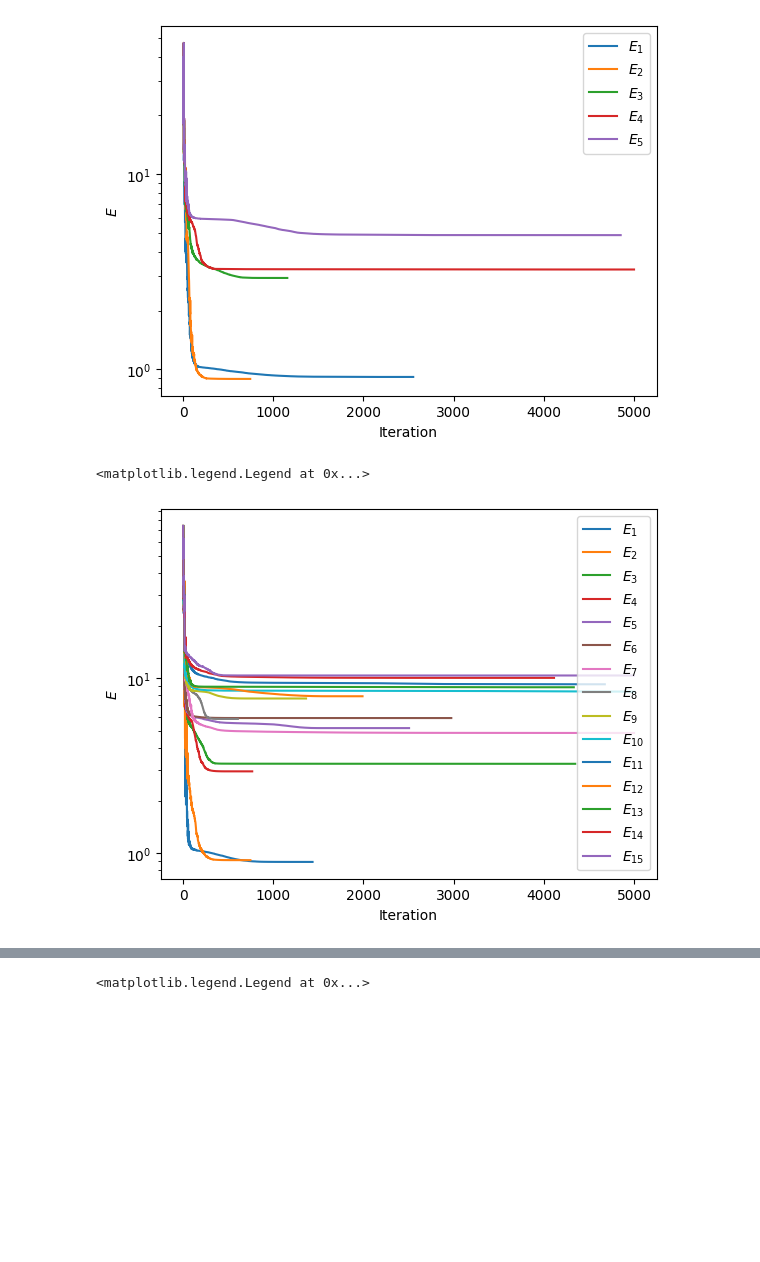
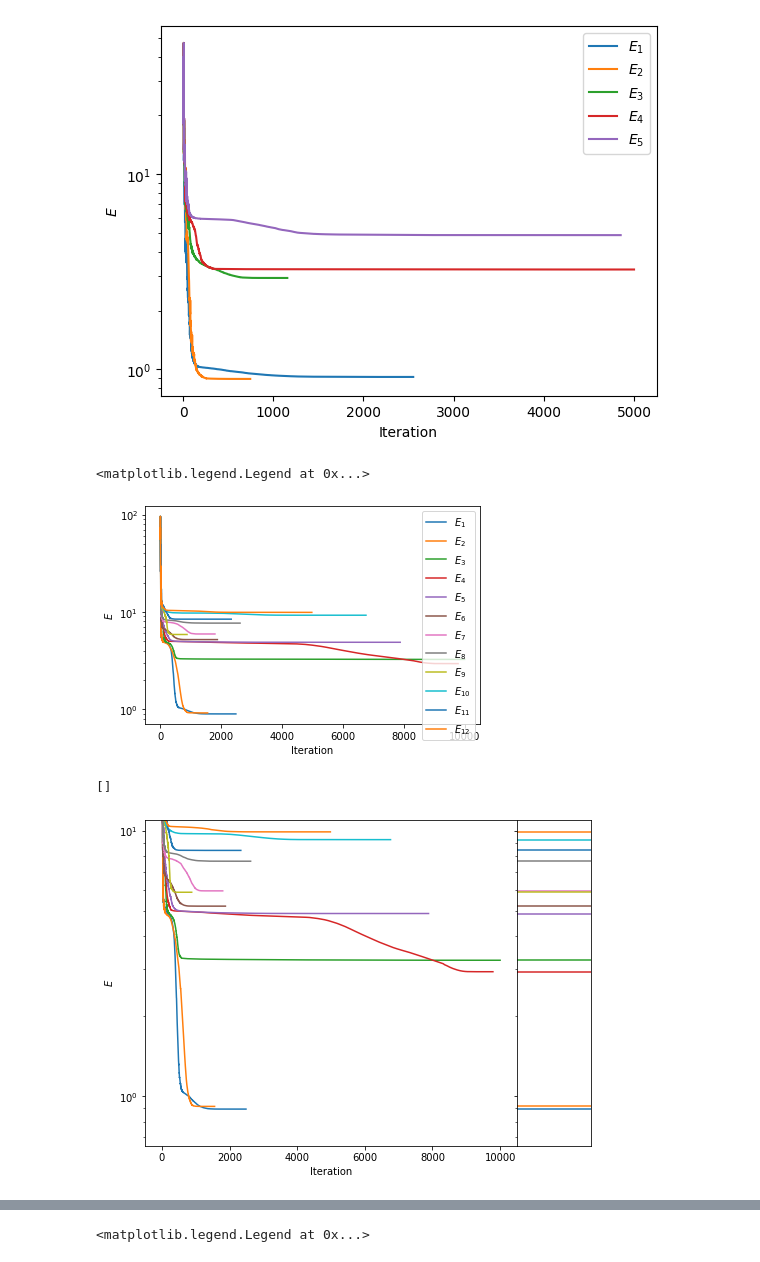
Before and after one commit to chrisculver/SUSY_QuantumComputing, a Jupyter notebook: production/vqd_dw_l16.ipynb, the cells around one changed output, grey strips where cells are left out. Saved outputs shown, nothing was run; the diff lists cells and outputs as text; code cells hidden in the pictures; blank space fills up the shorter version.

Commit message:
added_plots

```diff
--- a/production/vqd_dw_l16.ipynb
+++ b/production/vqd_dw_l16.ipynb
@@ -150,39 +150,67 @@ print(result.eigenvalues)
  4.87483572+0.j]
 [figure]
 # %%
-k=15
+k=12
 betas=[5 for i in range(k)]
 
 counts=[]
 values=[]
 steps=[]
 
 def callback(eval_count, params, value, meta, step):
     counts.append(eval_count)
     values.append(value)
     steps.append(step)
 
 counts=[]
 values=[]
 steps=[]
 
-vqd=VQD(estimator, fidelity, ansatz, optimizer=COBYLA(maxiter=5000, tol=1e-4), k=k, betas=betas, callback=callback)
+vqd=VQD(estimator, fidelity, ansatz, optimizer=COBYLA(maxiter=10000, tol=1e-5), k=k, betas=betas, callback=callback)
 result=vqd.compute_eigenvalues(operator=hamOP) #  < phi_k | H | phi_k >
 
 counts=np.asarray(counts)
 steps=np.asarray(steps)
 values=np.asarray(values)
 for i in range(1,k+1):
     _counts=counts[np.where(steps==i)]
     _values=values[np.where(steps==i)]
     plt.plot(_counts,_values,label=r'$E_{{{}}}$'.format(i))
 plt.xlabel(r'Iteration')
 plt.ylabel(r'$E$')
 plt.yscale('log')
 plt.legend(loc='upper right')
 # %% [output]
 <matplotlib.legend.Legend at 0x...>
-[figure, old version]
+[figure, new version]
+# %%
+fig = plt.figure()
+fig.set_figheight(6)
+fig.set_figwidth(8)
+gs = fig.add_gridspec(1,2,wspace=0,width_ratios=[5,1])
+
+(ax1, ax2) = gs.subplots(sharey=True)
+
+counts=np.asarray(counts)
+steps=np.asarray(steps)
+values=np.asarray(values)
+for i in range(1,k+1):
+    _counts=counts[np.where(steps==i)]
+    _values=values[np.where(steps==i)]
+    ax1.plot(_counts,_values,label=r'$E_{{{}}}$'.format(i))
+ax1.set_xlabel(r'Iteration')
+ax1.set_ylabel(r'$E$')
+ax1.set_ylim(0.65,11)
+ax1.set_yscale('log')
+#plt.legend(loc='upper right')
+
+colors = plt.rcParams['axes.prop_cycle'].by_key()['color']
+for i,e in enumerate(result.eigenvalues):
+    ax2.axhline(e, color=colors[i%len(colors)])
+ax2.set_xticks([])
+# %% [output]
+[]
+[figure, added]
 # %%
 print(result.eigenvalues)
 # %% [output]
```
Also changed, not shown: parts of 3 cells of this notebook, 2 other files.
